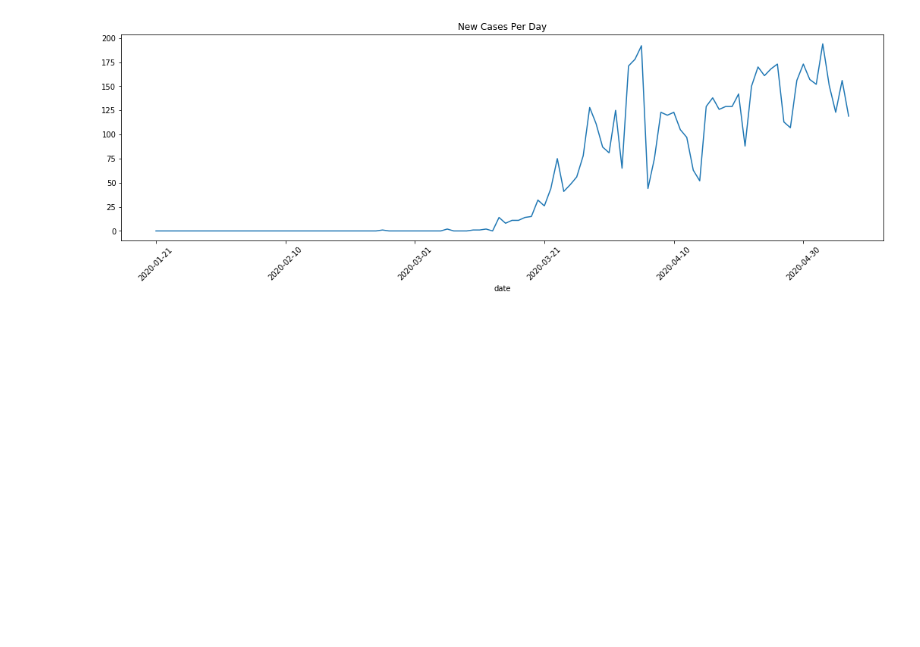
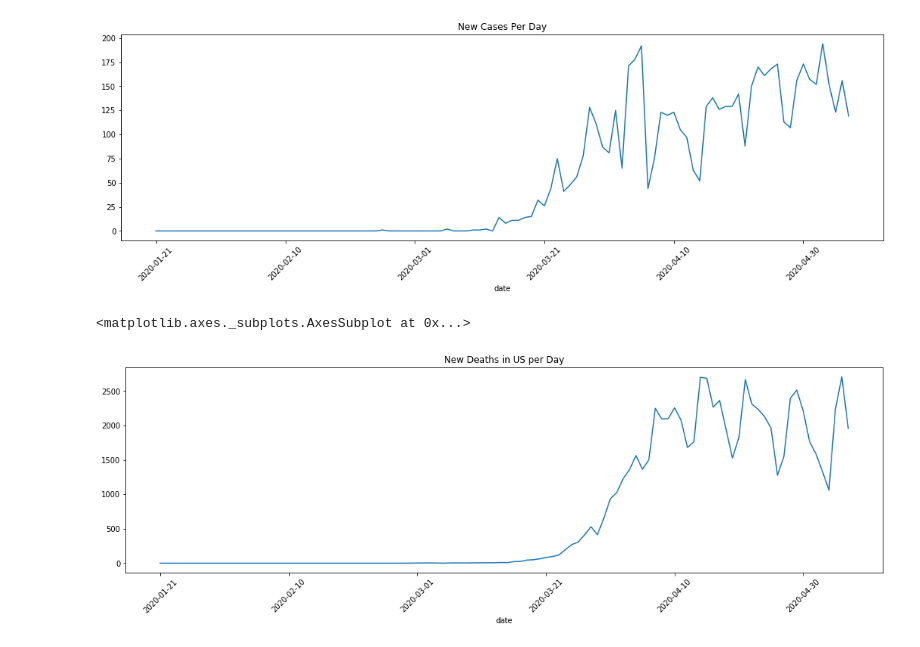
Before and after one commit to jtmartineau/SEIHARD, a Jupyter notebook: Model.ipynb, the cells around one changed output. Drawn from its saved outputs; the diff is of its cells as text; code cells hidden in the pictures; blank space fills up the shorter version.

Commit message:
save changes with plots

```diff
--- a/Model.ipynb
+++ b/Model.ipynb
@@ -66,0 +63,5 @@ utah_counties_deaths_df = us_counties[us_coutnies['state'] = 'Utah'].pivot(index
+# %%
+(us_df.set_index('date')-us_df.set_index('date').shift(periods = 1))['deaths'].fillna(0).plot(rot = 45, title = 'New Deaths in US per Day', figsize = (18,5))
+# %% [output]
+<matplotlib.axes._subplots.AxesSubplot at 0x...>
+[figure, added]
```
Also changed, not shown: parts of 6 cells of this notebook.
